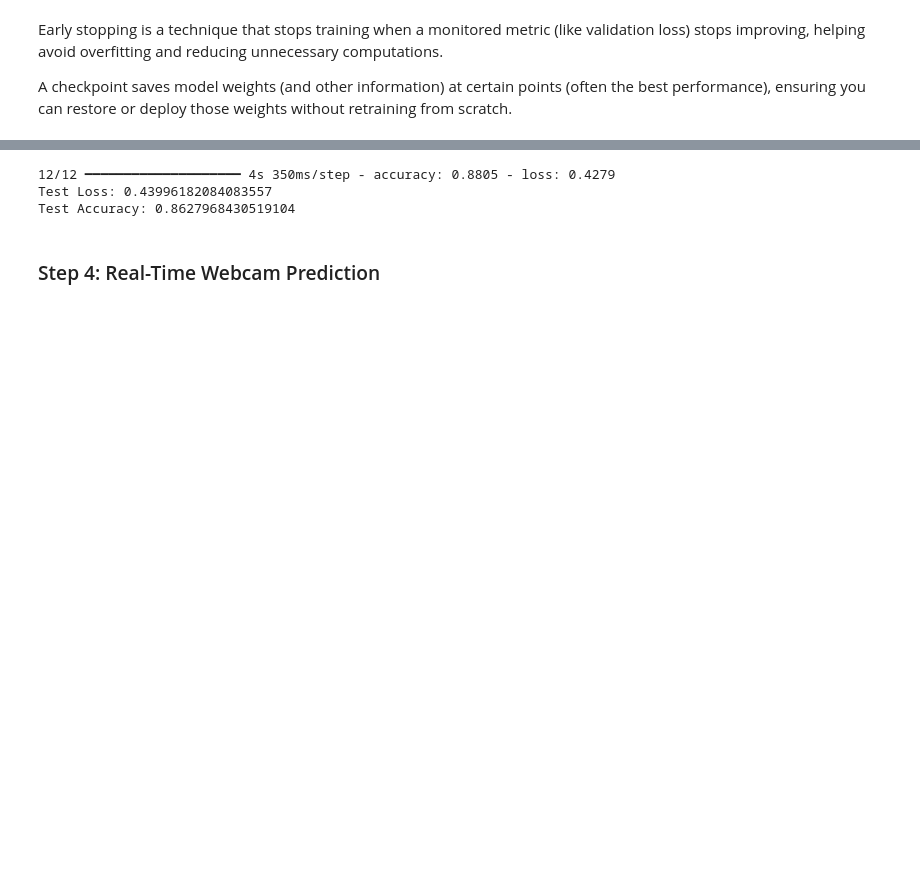
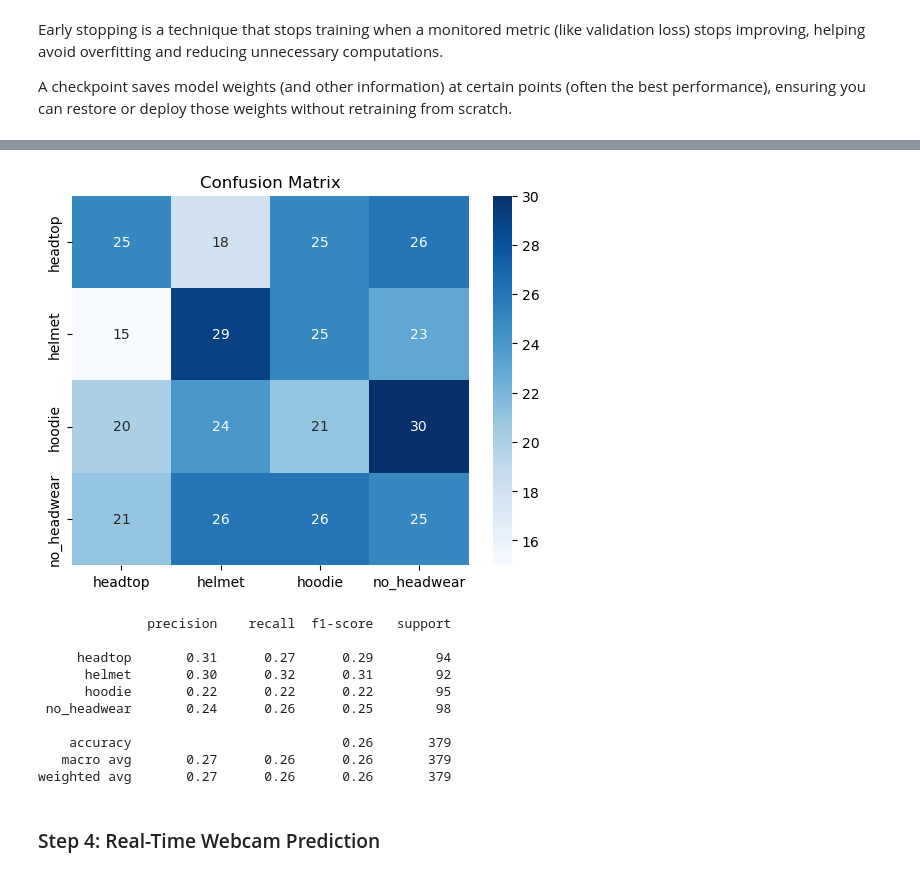
Before and after one commit to MikaVilpo/TUAS-ComponentsOfAI, a Jupyter notebook: assignment/assignment_with_pretrained_model.ipynb, the cells around one changed output, grey strips where cells are left out. Saved outputs shown, nothing was run; the diff lists cells and outputs as text; code cells hidden in the pictures; blank space fills up the shorter version.

```diff
--- a/assignment/assignment_with_pretrained_model.ipynb
+++ b/assignment/assignment_with_pretrained_model.ipynb
@@ -228,5 +243,20 @@ test_loss, test_accuracy = model.evaluate(test_generator, verbose=1)
 
 print(f"Test Loss: {test_loss}")
 print(f"Test Accuracy: {test_accuracy}")
+
+predictions = model.predict(test_generator)  # Get predicted probabilities
+predicted_classes = np.argmax(predictions, axis=1)  # Class indices of predictions
+true_classes = test_generator.classes  # Ground-truth labels
+class_labels = list(test_generator.class_indices.keys())
+
+# Confusion matrix
+cm = confusion_matrix(true_classes, predicted_classes)
+sns.heatmap(cm, annot=True, fmt="d", cmap='Blues',
+            xticklabels=class_labels, yticklabels=class_labels)
+plt.title("Confusion Matrix")
+plt.show()
+
+# Classification report
+print(classification_report(true_classes, predicted_classes, target_names=class_labels))
 # %% [output]
 Found 379 images belonging to 4 classes.
@@ -233,6 +267,14 @@ Found 379 images belonging to 4 classes.
+[figure, added]
-12/12 ━━━━━━━━━━━━━━━━━━━━ 4s 350ms/step - accuracy: 0.8805 - loss: 0.4279
-Test Loss: 0.43996182084083557
-Test Accuracy: 0.8627968430519104
+              precision    recall  f1-score   support
+
+     headtop       0.31      0.27      0.29        94
+      helmet       0.30      0.32      0.31        92
+      hoodie       0.22      0.22      0.22        95
+ no_headwear       0.24      0.26      0.25        98
+
+    accuracy                           0.26       379
+   macro avg       0.27      0.26      0.26       379
+weighted avg       0.27      0.26      0.26       379
 # %% [markdown]
 ### Step 4: Real-Time Webcam Prediction
 # %% [markdown]
```
Also changed, not shown: parts of 7 cells of this notebook.
